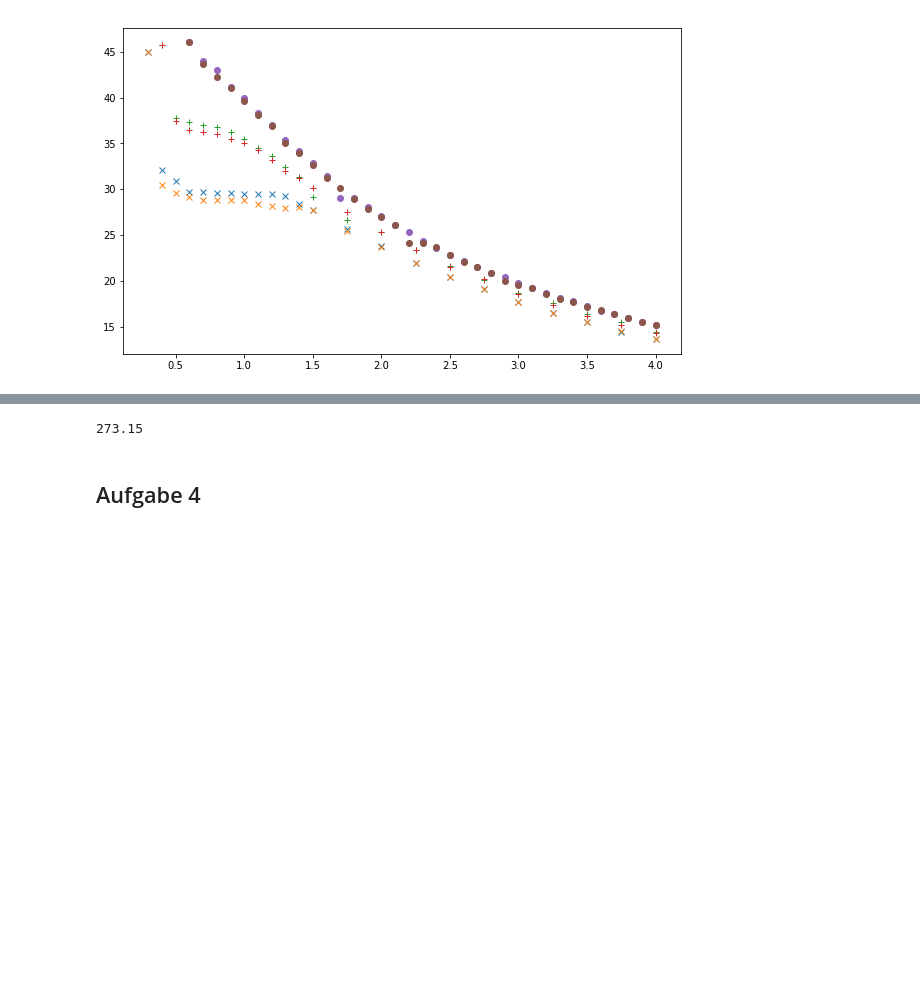
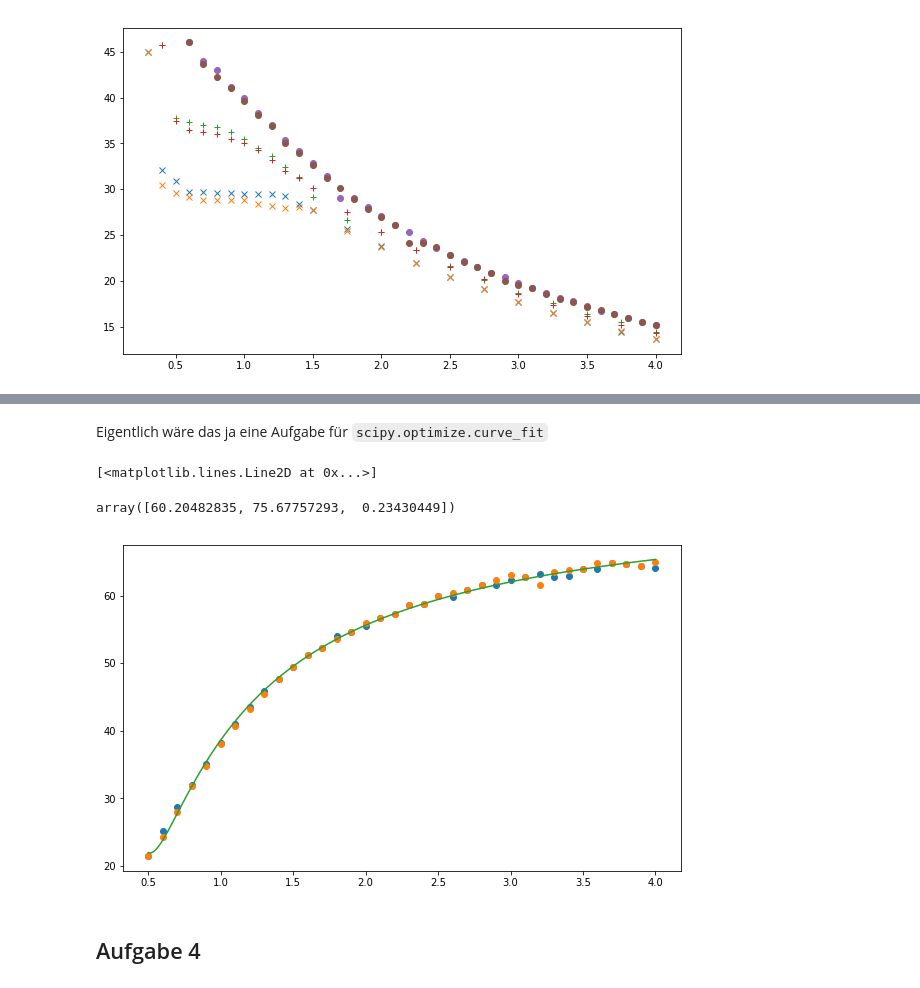
Before and after one commit to ces42/praktikum1, a Jupyter notebook: ZUS/Daten/Auswertung.ipynb, the cells around one changed output, grey strips where cells are left out. Cells and saved outputs as stored; diff of their text form; code cells hidden in the pictures; blank space fills up the shorter version.

```diff
--- a/ZUS/Daten/Auswertung.ipynb
+++ b/ZUS/Daten/Auswertung.ipynb
@@ -136,7 +136,19 @@ n3 = 0.002512340490284236
-# %%
-const.zero_Celsius
-# %% [output]
-273.15
+# %% [markdown]
+Eigentlich wäre das ja eine Aufgabe für `scipy.optimize.curve_fit`
+# %%
+T = 50
+f = lambda x, α, β, γ: -α*x + β/(1 - γ*x)
+popt, pcov = scipy.optimize.curve_fit(f, 1/V[T], p[T]*V[T], [60, 70, 0.25],
+                                      bounds=(0, [inf, inf, min(V[T])]), sigma=[0.55]*len(V[T]))
+α, β, γ = popt
+_ = plt.plot(V[T], transpose([pab[T]*V[T], pauf[T]*V[T]]), 'o')
+x = linspace(min(1/V[T]), max(1/V[T]), 200)
+plt.plot(1/x, f(x, α, β, γ))
+popt
+# %% [output]
+[<matplotlib.lines.Line2D at 0x...>]
+array([60.20482835, 75.67757293,  0.23430449])
+[figure, added]
 # %% [markdown]
 ## Aufgabe 4
 # %%
```
Also changed, not shown: parts of 13 cells of this notebook.
